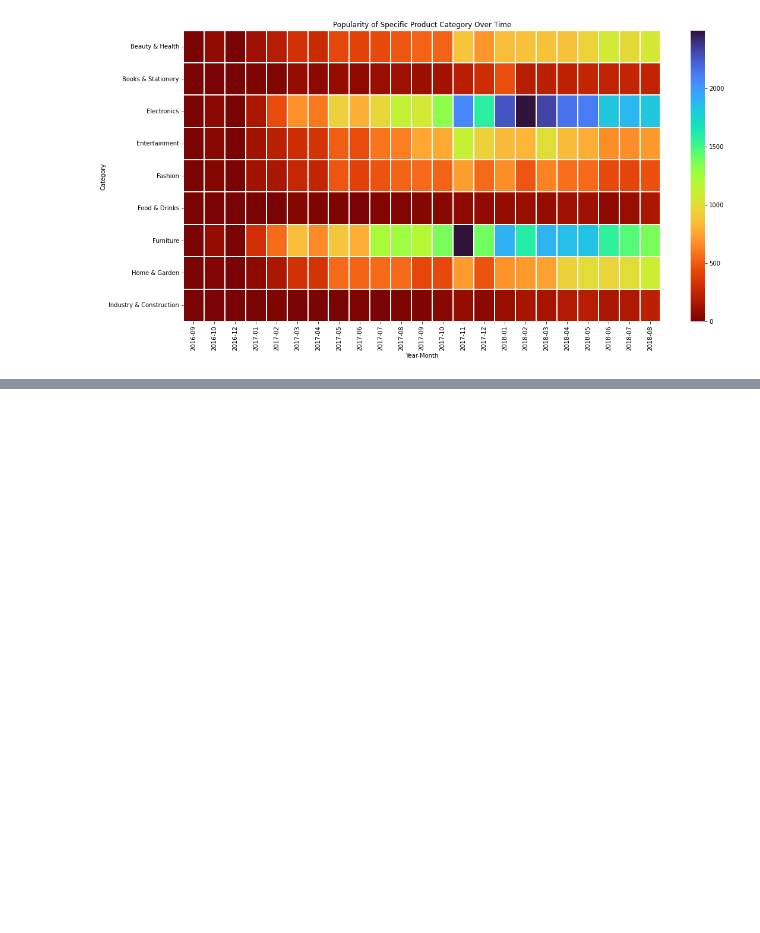
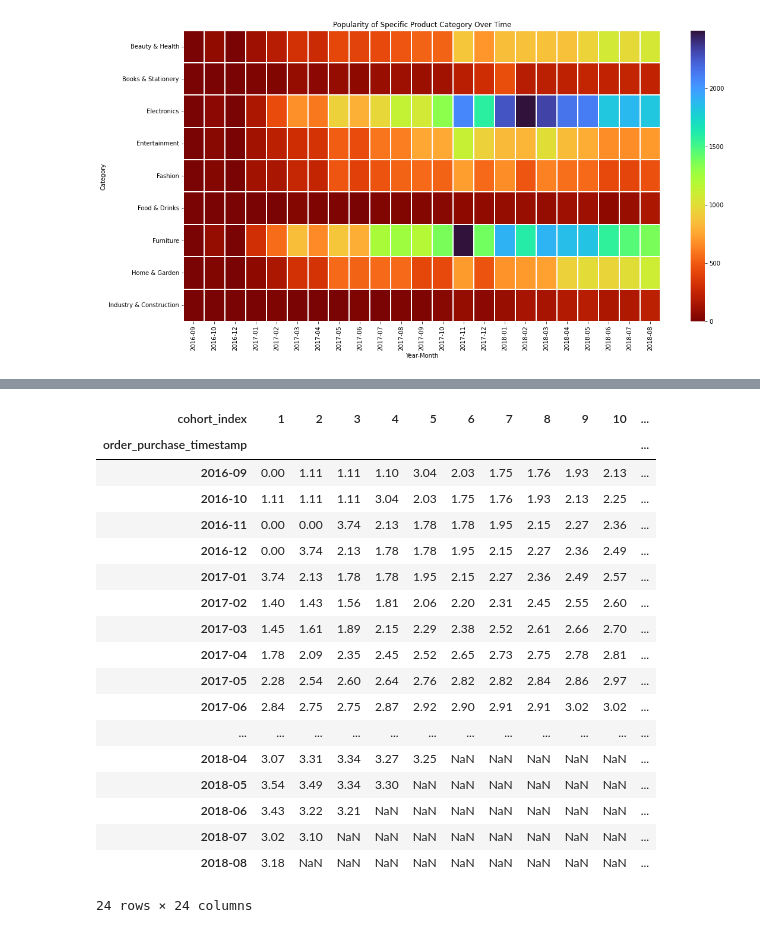
Before and after one commit to yjia28tan/Big-Data-Programming-Project, a Jupyter notebook: Code&Dataset/cleaned dataset/Sales Trends.ipynb, the cells around one changed output, grey strips where cells are left out. Drawn from its saved outputs; the diff is of its cells as text; code cells hidden in the pictures; blank space fills up the shorter version.

```diff
--- a/Code&Dataset/cleaned dataset/Sales Trends.ipynb
+++ b/Code&Dataset/cleaned dataset/Sales Trends.ipynb
@@ -305,0 +425,3 @@ plt.show()
+# %%
+customer_number = pd.merge(customer_number, retained_customer_counts, on='order_purchase_timestamp', how='inner')
+customer_number
@@ -305,0 +554,27 @@ plt.show()
+# %%
+# Create a new DataFrame for cohort values
+cohort_data = {'order_purchase_timestamp': [], 'cohort_index': []}
+
+# Iterate through each row in the customer_number DataFrame
+for index, row in customer_number.iterrows():
+    order_purchase_timestamp = row['order_purchase_timestamp']
+    total_customers = row['total_customers']
+
+    # Calculate the cyclical cohort_index within each order_purchase_timestamp
+    cohort_index_values = list(range(1, 25 - index))
+    cohort_data['order_purchase_timestamp'].extend([order_purchase_timestamp] * len(cohort_index_values))
+    cohort_data['cohort_index'].extend(cohort_index_values)  # Set cohort_index values within each order_purchase_timestamp
+
+# Create the cohort DataFrame
+cohort_df = pd.DataFrame(cohort_data)
+
+# Convert the 'order_purchase_timestamp' column to Period dtype
+cohort_df['order_purchase_timestamp'] = cohort_df['order_purchase_timestamp'].astype('period[M]')
+
+# Sort the DataFrame by 'order_purchase_timestamp' and 'cohort_index'
+cohort_df = cohort_df.sort_values(by=['order_purchase_timestamp', 'cohort_index'])
+
+print(cohort_df['order_purchase_timestamp'].unique())
+print(cohort_df['cohort_index'].unique())
+print(cohort_df.tail())
+cohort_df
@@ -305,0 +683,26 @@ plt.show()
+# %%
+cohort_counts = cohort_df.pivot(index='order_purchase_timestamp',
+                                 columns ='cohort_index',
+                                 values = 'retention_rate')
+cohort_counts.iat[2, 0] = float(0.0)
+cohort_counts
+# %% [output]
+| cohort_index | 1 | 2 | 3 | 4 | 5 | 6 | 7 | 8 | 9 | 10 | ... |
+| order_purchase_timestamp |  |  |  |  |  |  |  |  |  |  | ... |
+| 2016-09 | 0.00 | 1.11 | 1.11 | 1.10 | 3.04 | 2.03 | 1.75 | 1.76 | 1.93 | 2.13 | ... |
+| 2016-10 | 1.11 | 1.11 | 1.11 | 3.04 | 2.03 | 1.75 | 1.76 | 1.93 | 2.13 | 2.25 | ... |
+| 2016-11 | 0.00 | 0.00 | 3.74 | 2.13 | 1.78 | 1.78 | 1.95 | 2.15 | 2.27 | 2.36 | ... |
+| 2016-12 | 0.00 | 3.74 | 2.13 | 1.78 | 1.78 | 1.95 | 2.15 | 2.27 | 2.36 | 2.49 | ... |
+| 2017-01 | 3.74 | 2.13 | 1.78 | 1.78 | 1.95 | 2.15 | 2.27 | 2.36 | 2.49 | 2.57 | ... |
+| 2017-02 | 1.40 | 1.43 | 1.56 | 1.81 | 2.06 | 2.20 | 2.31 | 2.45 | 2.55 | 2.60 | ... |
+| 2017-03 | 1.45 | 1.61 | 1.89 | 2.15 | 2.29 | 2.38 | 2.52 | 2.61 | 2.66 | 2.70 | ... |
+| 2017-04 | 1.78 | 2.09 | 2.35 | 2.45 | 2.52 | 2.65 | 2.73 | 2.75 | 2.78 | 2.81 | ... |
+| 2017-05 | 2.28 | 2.54 | 2.60 | 2.64 | 2.76 | 2.82 | 2.82 | 2.84 | 2.86 | 2.97 | ... |
+| 2017-06 | 2.84 | 2.75 | 2.75 | 2.87 | 2.92 | 2.90 | 2.91 | 2.91 | 3.02 | 3.02 | ... |
+| ... | ... | ... | ... | ... | ... | ... | ... | ... | ... | ... | ... |
+| 2018-04 | 3.07 | 3.31 | 3.34 | 3.27 | 3.25 | NaN | NaN | NaN | NaN | NaN | ... |
+| 2018-05 | 3.54 | 3.49 | 3.34 | 3.30 | NaN | NaN | NaN | NaN | NaN | NaN | ... |
+| 2018-06 | 3.43 | 3.22 | 3.21 | NaN | NaN | NaN | NaN | NaN | NaN | NaN | ... |
+| 2018-07 | 3.02 | 3.10 | NaN | NaN | NaN | NaN | NaN | NaN | NaN | NaN | ... |
+| 2018-08 | 3.18 | NaN | NaN | NaN | NaN | NaN | NaN | NaN | NaN | NaN | ... |
+24 rows × 24 columns
```
Also changed, not shown: parts of 51 cells of this notebook, 1 other file.
